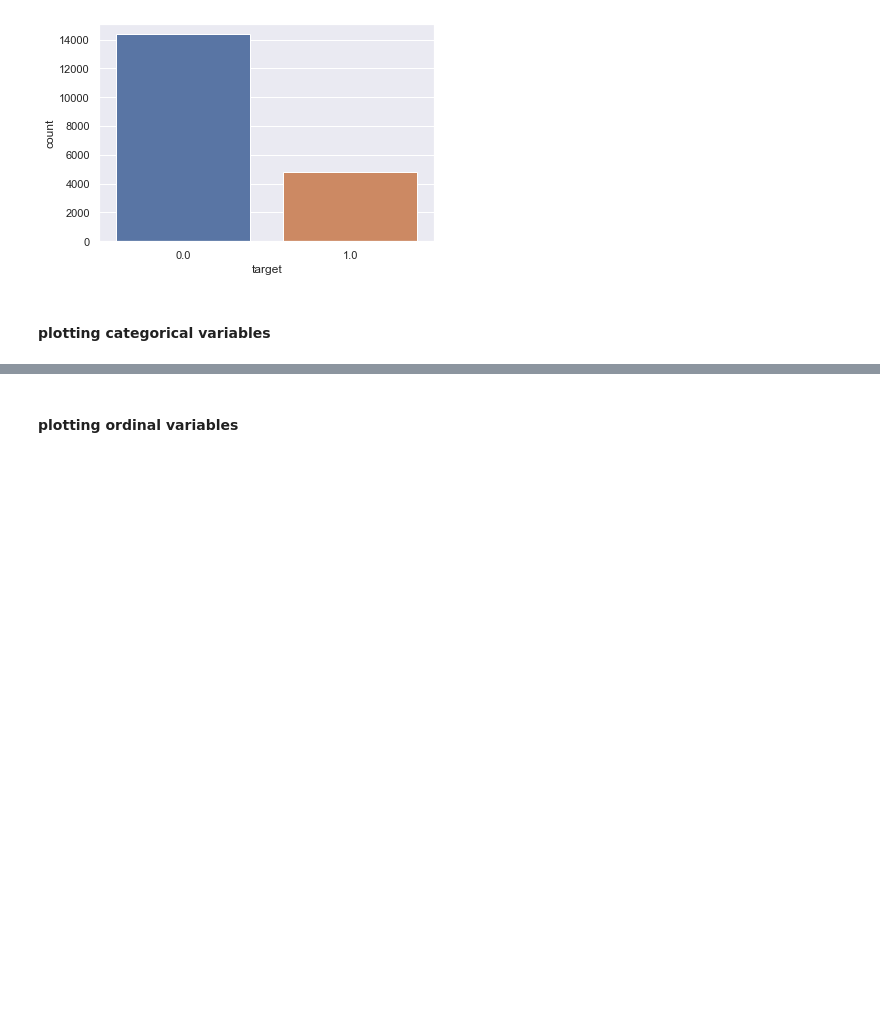
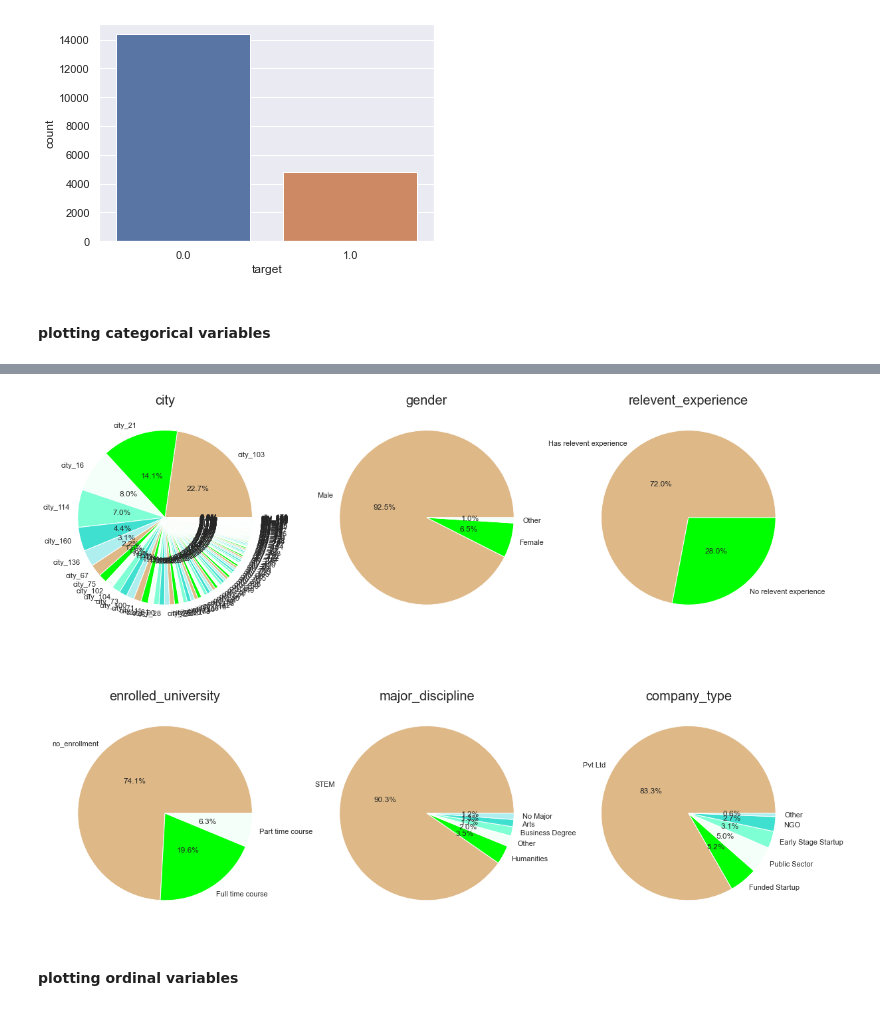
Before and after one commit to Satyaki9207/kaggle_HR_analytics, a Jupyter notebook: HR_Analytics.ipynb, the cells around one changed output, grey strips where cells are left out. Saved outputs shown, nothing was run; the diff lists cells and outputs as text; code cells hidden in the pictures; blank space fills up the shorter version.

Commit message:
fixed plots

```diff
--- a/HR_Analytics.ipynb
+++ b/HR_Analytics.ipynb
@@ -369,2 +334,15 @@ pie_chart(hr_train,'company_type')
+# %%
+i=1
+plt.figure(figsize=(20,15))
+col1=['burlywood','lime','mintcream','aquamarine','turquoise','paleturquoise']
+for col in cat_cols:
+    plt.subplot(2,3,i)
+    labels=list(hr_train[col].value_counts().index)
+    values=list(hr_train[col].value_counts().values)
+    plt.pie(x=values,autopct='%.1f%%',labels=labels,pctdistance=0.5,colors=col1)
+    plt.title(col,fontsize=20)
+    i+=1
+# %% [output]
+[figure, added]
 # %% [markdown]
 #### plotting ordinal variables
```
Also changed, not shown: parts of 15 cells of this notebook.
